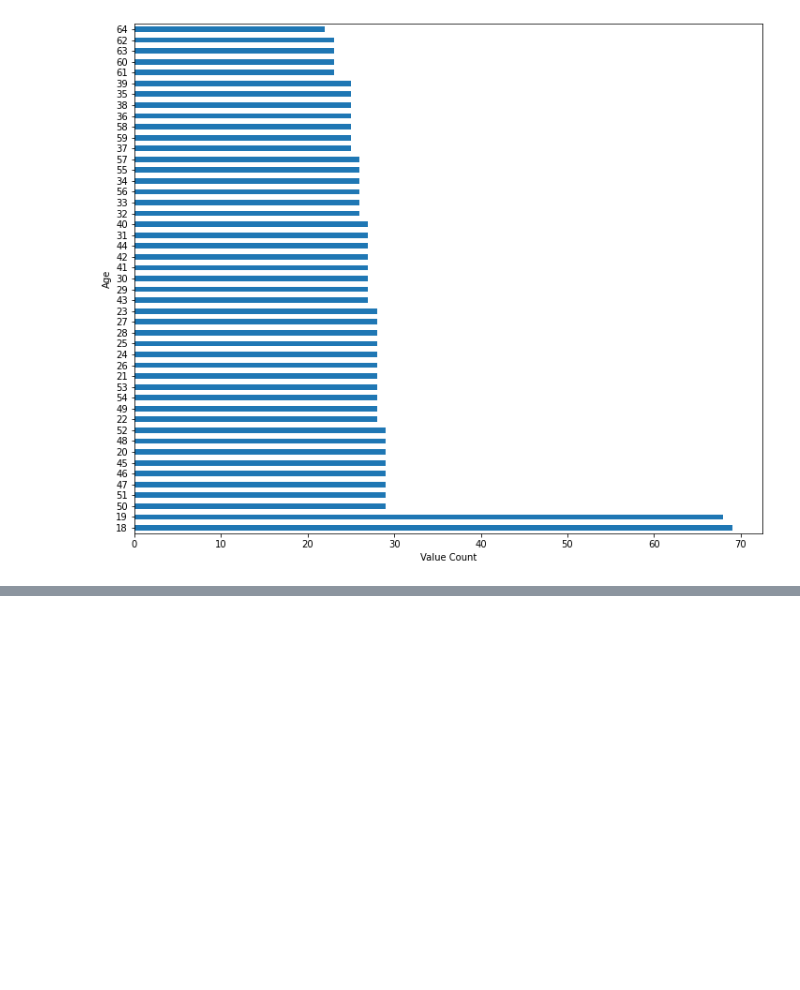
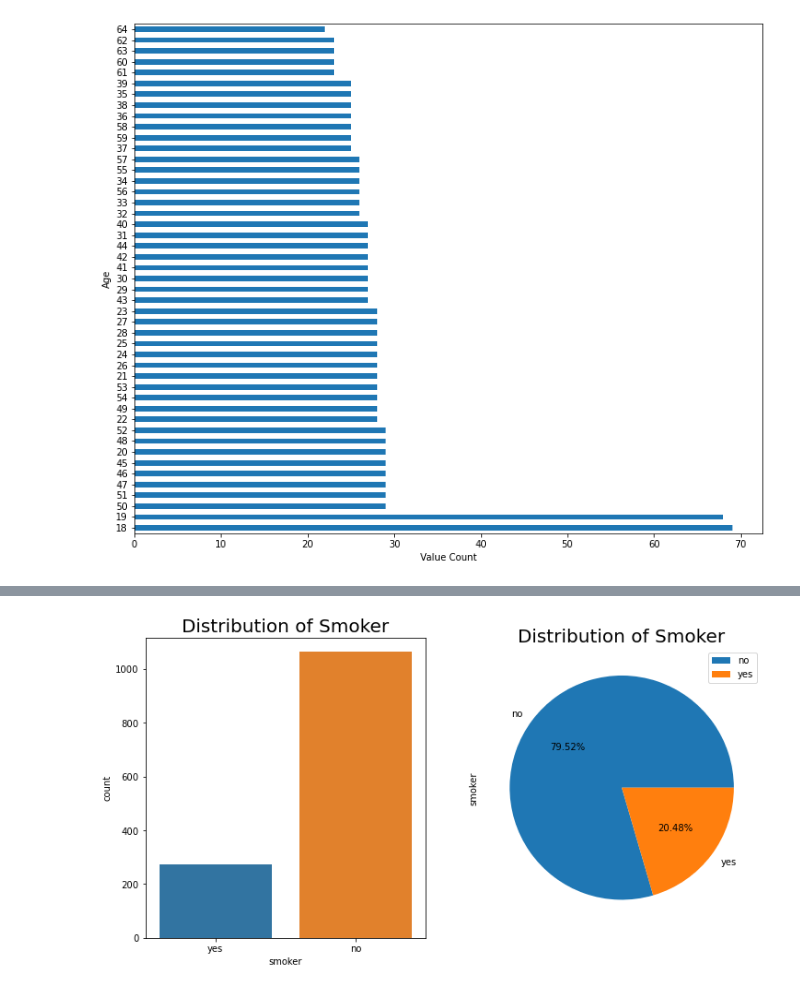
Before and after one commit to Sialsanwal/Data-Science, a Jupyter notebook: Machine learning Model/Regression Model/Project 2/EDA.ipynb, the cells around one changed output, grey strips where cells are left out. Drawn from its saved outputs; the diff is of its cells as text; code cells hidden in the pictures; blank space fills up the shorter version.

```diff
--- a/Machine learning Model/Regression Model/Project 2/EDA.ipynb
+++ b/Machine learning Model/Regression Model/Project 2/EDA.ipynb
@@ -133,0 +103,14 @@ sns.pairplot(df)
+# %%
+plt.figure(figsize=(12,6))
+plt.subplot(1,2,1)
+plt.title("Distribution of Smoker",fontsize=20)
+
+sns.countplot(data=df,x=df.smoker)
+plt.subplot(1,2,2)
+plt.title("Distribution of Smoker",fontsize=20)
+
+df.smoker.value_counts().plot(kind='pie',autopct='%.2f%%')
+plt.legend()
+plt.show()
+# %% [output]
+[figure, added]
```
Also changed, not shown: parts of 13 cells of this notebook, 1 other file.
